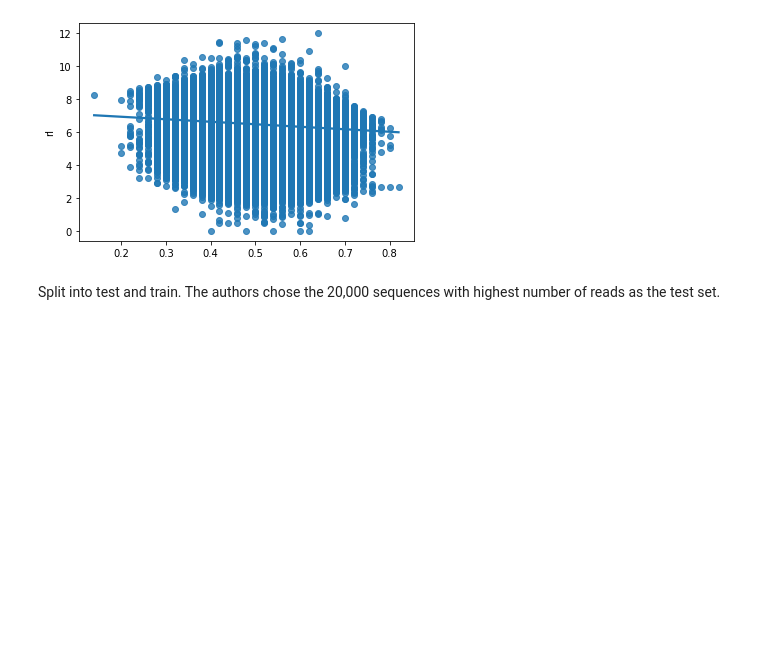
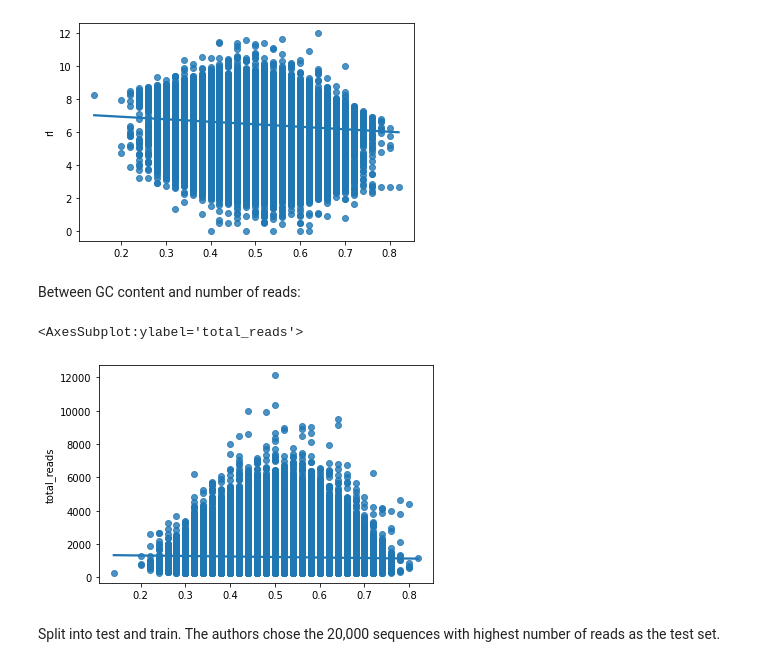
Before and after one commit to nmateyko/human_5utr_modeling, a Jupyter notebook: 2D_CNN/check_data.ipynb, the cells around one changed output. Drawn from its saved outputs; the diff is of its cells as text; code cells hidden in the pictures; blank space fills up the shorter version.

```diff
--- a/2D_CNN/check_data.ipynb
+++ b/2D_CNN/check_data.ipynb
@@ -200,6 +200,13 @@ sns.regplot(x=GC, y=df_subset['rl'], ci=None)
 # %% [output]
 <AxesSubplot:ylabel='rl'>
 [figure]
+# %% [markdown]
+Between GC content and number of reads:
+# %%
+sns.regplot(x=GC, y=df_subset['total_reads'], ci=None)
+# %% [output]
+<AxesSubplot:ylabel='total_reads'>
+[figure, added]
 # %% [markdown]
 Split into test and train. The authors chose the 20,000 sequences with highest number of reads as the test set.
 # %%
```
